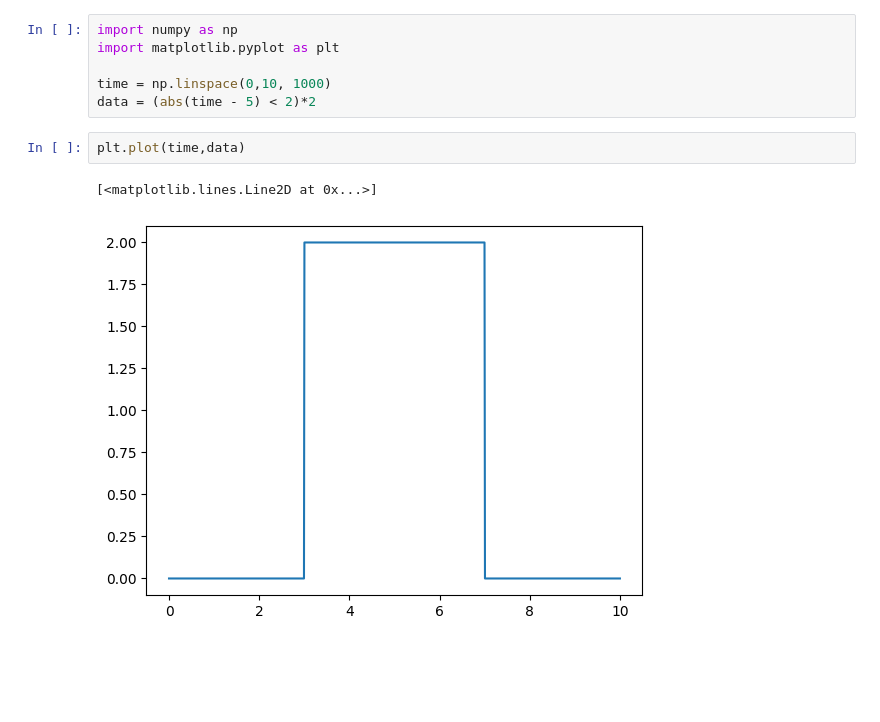
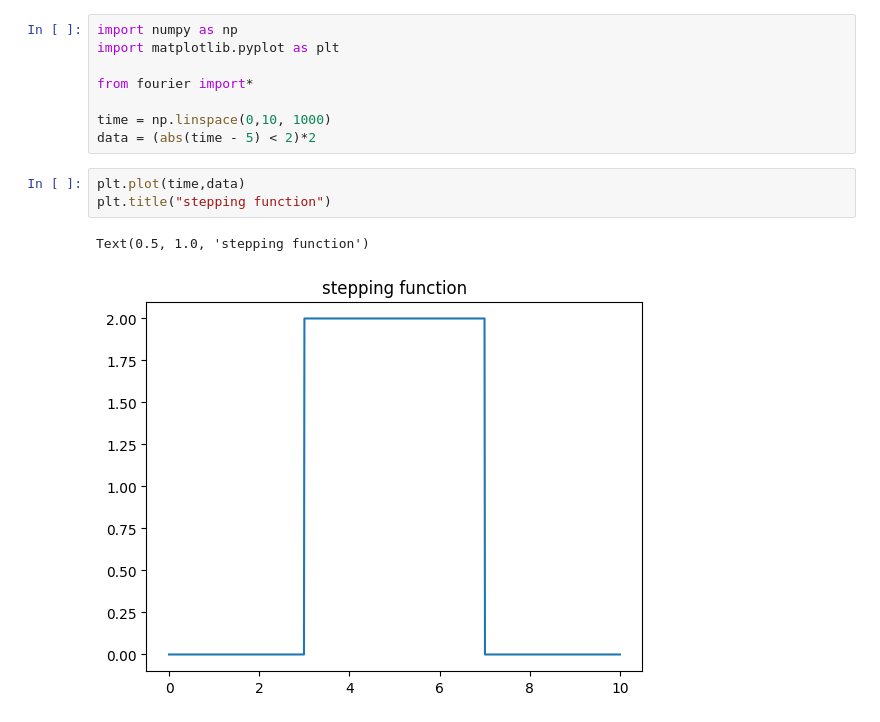
Before and after one commit to gts0025/python_projects, a Jupyter notebook: python/numerical_simulations/discrete_fourier_transform.ipynb, the cells around one changed output. Drawn from its saved outputs; the diff is of its cells as text; blank space fills up the shorter version.

```diff
--- a/python/numerical_simulations/discrete_fourier_transform.ipynb
+++ b/python/numerical_simulations/discrete_fourier_transform.ipynb
@@ -2,10 +2,13 @@
 import numpy as np
 import matplotlib.pyplot as plt
 
+from fourier import*
+
 time = np.linspace(0,10, 1000)
 data = (abs(time - 5) < 2)*2
 # %%
 plt.plot(time,data)
+plt.title("stepping function")
 # %% [output]
-[<matplotlib.lines.Line2D at 0x...>]
+Text(0.5, 1.0, 'stepping function')
-[figure, old version]
+[figure, new version]
```
Also changed, not shown: parts of 7 cells of this notebook, 6 other files.
